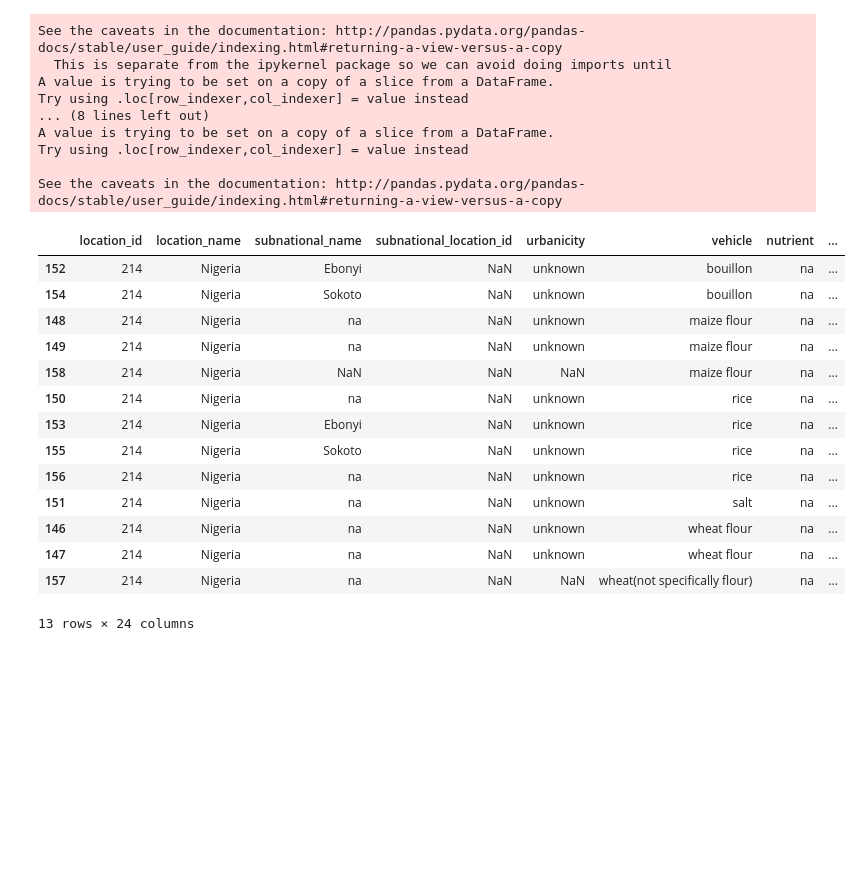
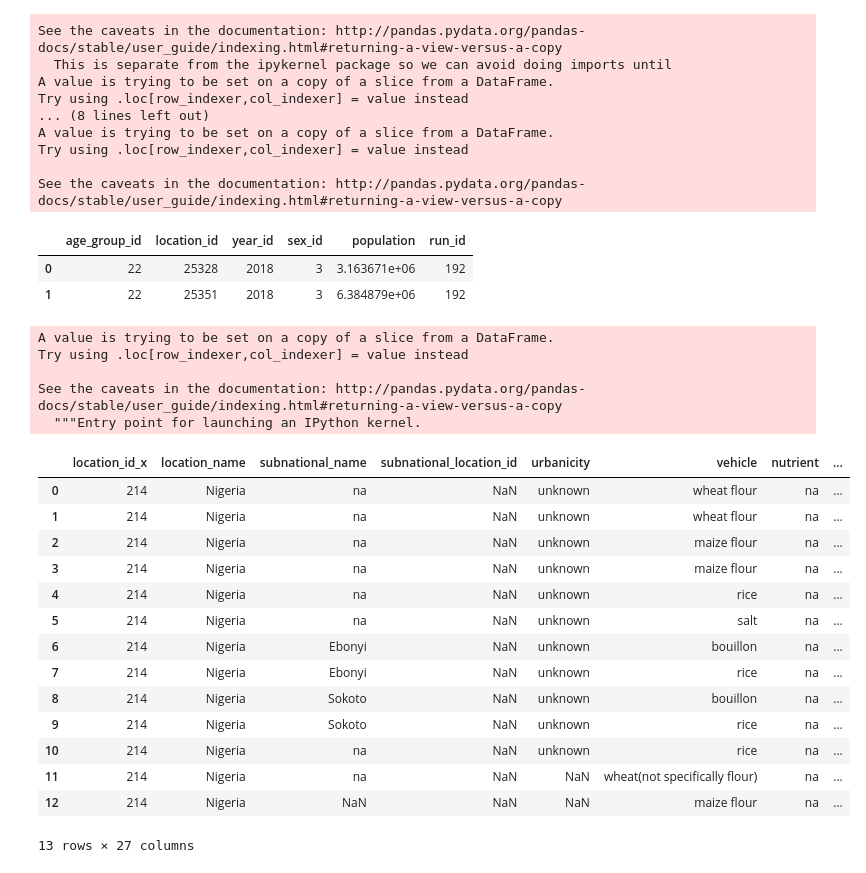
Before and after one commit to ihmeuw/vivarium_data_analysis, a Jupyter notebook: pre_processing/lsff_project/data_prep/clean_data/2021_02_19_gday_prep_nigeria.ipynb, the cells around one changed output. Saved outputs shown, nothing was run; the diff lists cells and outputs as text; code cells hidden in the pictures; blank space fills up the shorter version.

Commit message:
ebonyi/sokoto

```diff
--- a/pre_processing/lsff_project/data_prep/clean_data/2021_02_19_gday_prep_nigeria.ipynb
+++ b/pre_processing/lsff_project/data_prep/clean_data/2021_02_19_gday_prep_nigeria.ipynb
@@ -172,18 +131,46 @@ See the caveats in the documentation: http://pandas.pydata.org/pandas-docs/stabl
+# %%
+nigeria_subnat_ids = {
+    'Ebonyi':25328,
+    'Sokoto':25351
+}
+# %%
+pop = get_population(age_group_id=22,
+                     location_id=list(nigeria_subnat_ids.values()),
+                     year_id=2018,
+                     sex_id=3,
+                     gbd_round_id=6,
+                     decomp_step='step5')
+# %%
+pop
+# %% [output]
+|  | age_group_id | location_id | year_id | sex_id | population | run_id |
+| 0 | 22 | 25328 | 2018 | 3 | 3.163671e+06 | 192 |
+| 1 | 22 | 25351 | 2018 | 3 | 6.384879e+06 | 192 |
+# %%
+nigeria['subnational_id'] = nigeria.subnational_name.map(nigeria_subnat_ids)
+# %% [output]
+A value is trying to be set on a copy of a slice from a DataFrame.
+Try using .loc[row_indexer,col_indexer] = value instead
+
+See the caveats in the documentation: http://pandas.pydata.org/pandas-docs/stable/user_guide/indexing.html#returning-a-view-versus-a-copy
+  """Entry point for launching an IPython kernel.
+# %%
+nigeria = nigeria.merge(pop[['location_id','population']], left_on = 'subnational_id', right_on = 'location_id', how = 'left')
 # %%
-nigeria.sort_values('vehicle')
+nigeria
 # %% [output]
-|  | location_id | location_name | subnational_name | subnational_location_id | urbanicity | vehicle | nutrient | ... |
-| 152 | 214 | Nigeria | Ebonyi | NaN | unknown | bouillon | na | ... |
-| 154 | 214 | Nigeria | Sokoto | NaN | unknown | bouillon | na | ... |
-| 148 | 214 | Nigeria | na | NaN | unknown | maize flour | na | ... |
-| 149 | 214 | Nigeria | na | NaN | unknown | maize flour | na | ... |
-| 158 | 214 | Nigeria | NaN | NaN | NaN | maize flour | na | ... |
-| 150 | 214 | Nigeria | na | NaN | unknown | rice | na | ... |
-| 153 | 214 | Nigeria | Ebonyi | NaN | unknown | rice | na | ... |
-| 155 | 214 | Nigeria | Sokoto | NaN | unknown | rice | na | ... |
-| 156 | 214 | Nigeria | na | NaN | unknown | rice | na | ... |
-| 151 | 214 | Nigeria | na | NaN | unknown | salt | na | ... |
-| 146 | 214 | Nigeria | na | NaN | unknown | wheat flour | na | ... |
-| 147 | 214 | Nigeria | na | NaN | unknown | wheat flour | na | ... |
-| 157 | 214 | Nigeria | na | NaN | NaN | wheat(not specifically flour) | na | ... |
+|  | location_id_x | location_name | subnational_name | subnational_location_id | urbanicity | vehicle | nutrient | ... |
+| 0 | 214 | Nigeria | na | NaN | unknown | wheat flour | na | ... |
+| 1 | 214 | Nigeria | na | NaN | unknown | wheat flour | na | ... |
+| 2 | 214 | Nigeria | na | NaN | unknown | maize flour | na | ... |
+| 3 | 214 | Nigeria | na | NaN | unknown | maize flour | na | ... |
+| 4 | 214 | Nigeria | na | NaN | unknown | rice | na | ... |
+| 5 | 214 | Nigeria | na | NaN | unknown | salt | na | ... |
+| 6 | 214 | Nigeria | Ebonyi | NaN | unknown | bouillon | na | ... |
+| 7 | 214 | Nigeria | Ebonyi | NaN | unknown | rice | na | ... |
+| 8 | 214 | Nigeria | Sokoto | NaN | unknown | bouillon | na | ... |
+| 9 | 214 | Nigeria | Sokoto | NaN | unknown | rice | na | ... |
+| 10 | 214 | Nigeria | na | NaN | unknown | rice | na | ... |
+| 11 | 214 | Nigeria | na | NaN | NaN | wheat(not specifically flour) | na | ... |
+| 12 | 214 | Nigeria | NaN | NaN | NaN | maize flour | na | ... |
-13 rows × 24 columns
+13 rows × 27 columns
```
Also changed, not shown: parts of 12 cells of this notebook.
